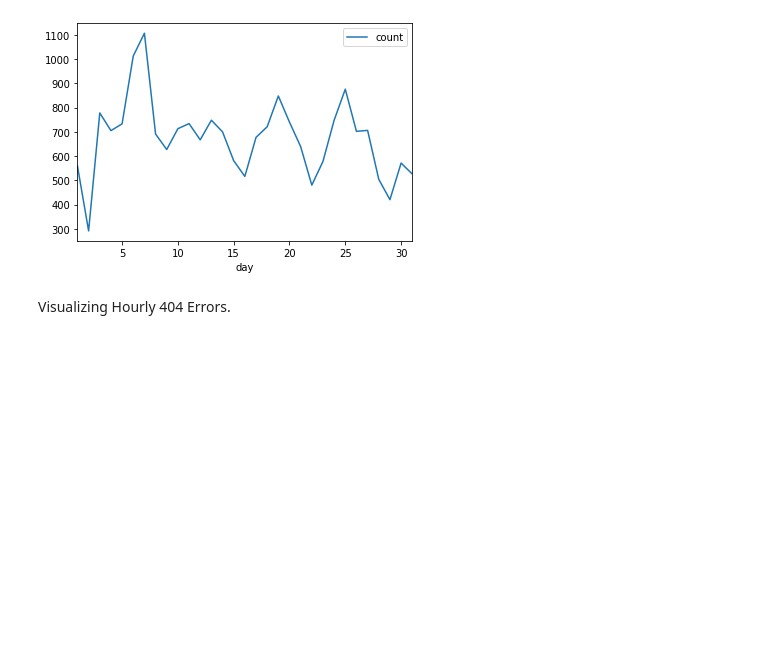
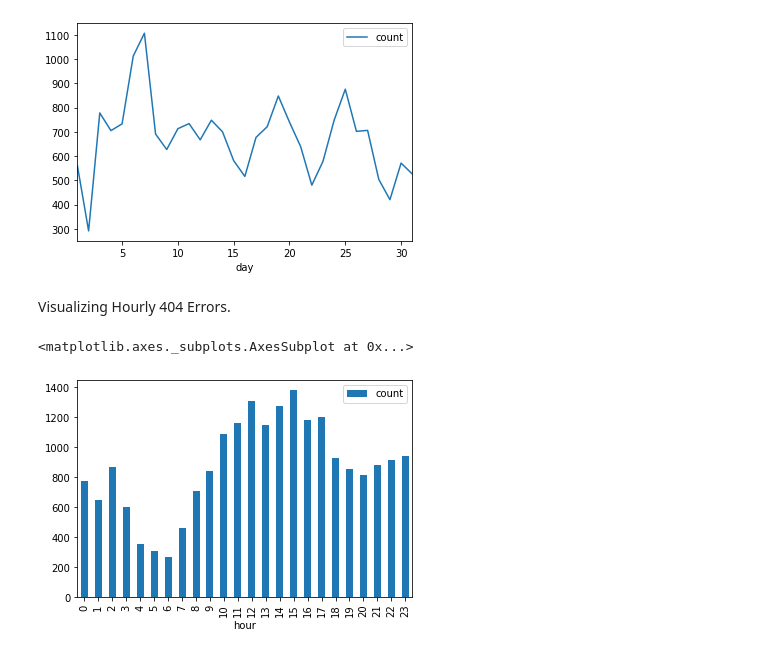
Before and after one commit to UmarFarooqui/Data_Wrangling, a Jupyter notebook: data_wrangling_with_spark/Data_Wrangling_With_Spark.ipynb, the cells around one changed output. Saved outputs shown, nothing was run; the diff lists cells and outputs as text; code cells hidden in the pictures; blank space fills up the shorter version.

Commit message:
Added the visualization for hourly 404 errors

```diff
--- a/data_wrangling_with_spark/Data_Wrangling_With_Spark.ipynb
+++ b/data_wrangling_with_spark/Data_Wrangling_With_Spark.ipynb
@@ -847,3 +847,15 @@ errors_by_date_sorted_df.plot(x='day', y='count', kind='line')
 [figure]
 # %% [markdown]
 Visualizing Hourly 404 Errors.
+# %%
+hourly_avg_errors_sorted_df = (not_found_df
+                                .select(not_found_df.host,
+                                        F.hour('time').alias('hour'))
+                                .groupBy('hour')
+                                .count()
+                                .sort("hour"))
+# %%
+hourly_avg_errors_sorted_df.toPandas().plot(x='hour', y='count', kind='bar')
+# %% [output]
+<matplotlib.axes._subplots.AxesSubplot at 0x...>
+[figure, added]
```
